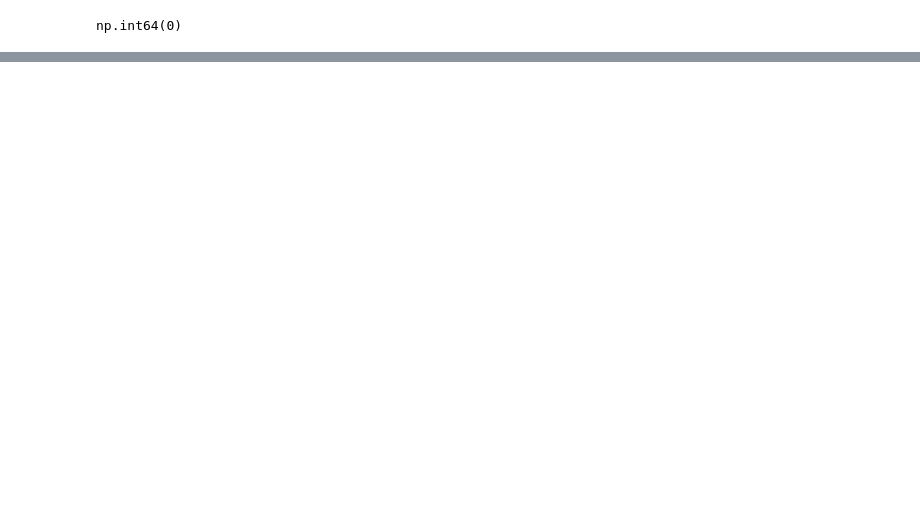
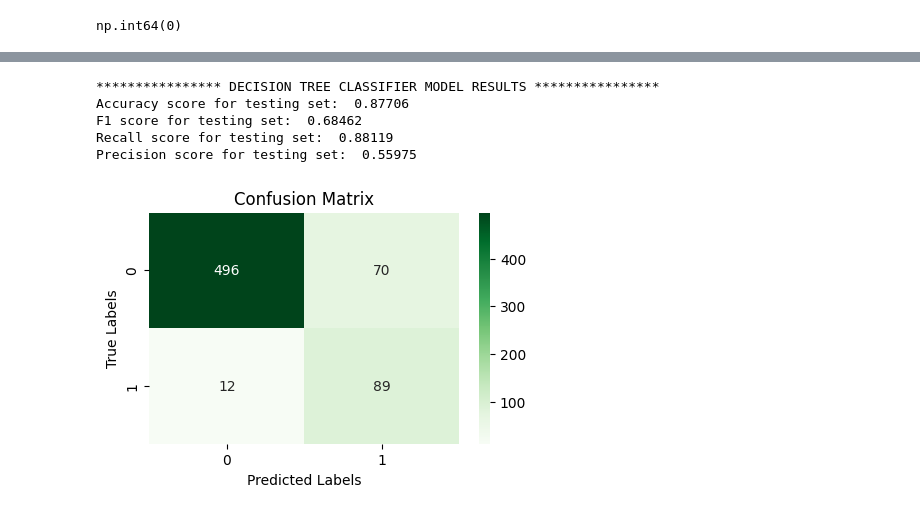
Before and after one commit to hanifa331/customer-churn, a Jupyter notebook: studenth.ipynb, the cells around one changed output, grey strips where cells are left out. Cells and saved outputs as stored; diff of their text form; code cells hidden in the pictures; blank space fills up the shorter version.

Commit message:
created models

```diff
--- a/studenth.ipynb
+++ b/studenth.ipynb
@@ -208,0 +265,9 @@ X.head()
+# %%
+X_test = X_test[X_train.columns]
+# %%
+# Refit the model to current training data
+model.fit(X_train, y_train)
+
+# Then predict
+y_pred = model.predict(X_test)
+y_pred_class = (y_pred >= 0.5).astype(int)
@@ -208,0 +298,5 @@ X.head()
+# %%
+
+# Handle class imbalance with SMOTE
+smote = SMOTE(random_state=42)
+X_train_over, y_train_over = smote.fit_resample(X_train, y_train)
@@ -208,0 +357,5 @@ X.head()
+# %%
+# Object creation, fitting the data & getting predictions
+decision_tree = DecisionTreeClassifier()
+decision_tree.fit(X_train_over,y_train_over)
+y_pred_dt = decision_tree.predict(X_test)
@@ -208,0 +375,19 @@ X.head()
+# %%
+print("**************** DECISION TREE CLASSIFIER MODEL RESULTS **************** ")
+print('Accuracy score for testing set: ',round(accuracy_score(y_test,y_pred_dt),5))
+print('F1 score for testing set: ',round(f1_score(y_test,y_pred_dt),5))
+print('Recall score for testing set: ',round(recall_score(y_test,y_pred_dt),5))
+print('Precision score for testing set: ',round(precision_score(y_test,y_pred_dt),5))
+cm_dt = confusion_matrix(y_test, y_pred_dt)
+f, ax= plt.subplots(1,1,figsize=(5,3))
+sns.heatmap(cm_dt, annot=True, cmap='Greens', fmt='g', ax=ax)
+ax.set_xlabel('Predicted Labels'); ax.set_ylabel('True Labels') ; ax.set_title('Confusion Matrix')
+ax.xaxis.set_ticklabels(['0', '1']) ; ax.yaxis.set_ticklabels(['0', '1'])
+plt.show();
+# %% [output]
+**************** DECISION TREE CLASSIFIER MODEL RESULTS ****************
+Accuracy score for testing set:  0.87706
+F1 score for testing set:  0.68462
+Recall score for testing set:  0.88119
+Precision score for testing set:  0.55975
+[figure, added]
```
Also changed, not shown: parts of 36 cells of this notebook.
